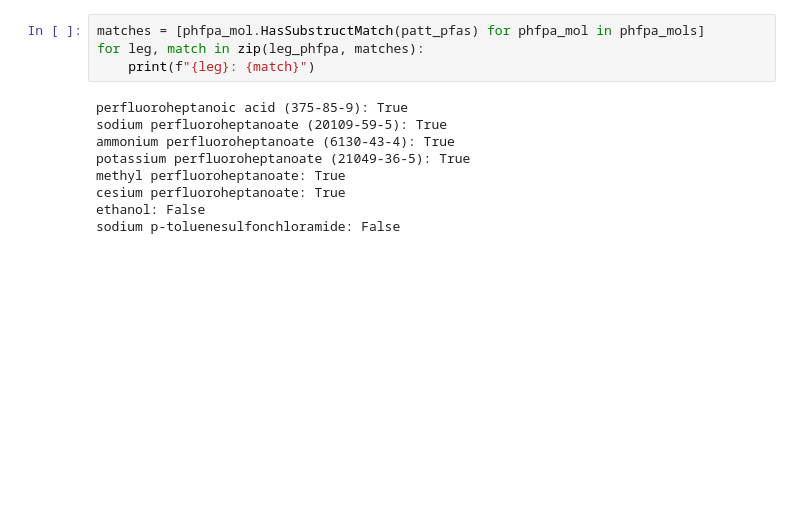
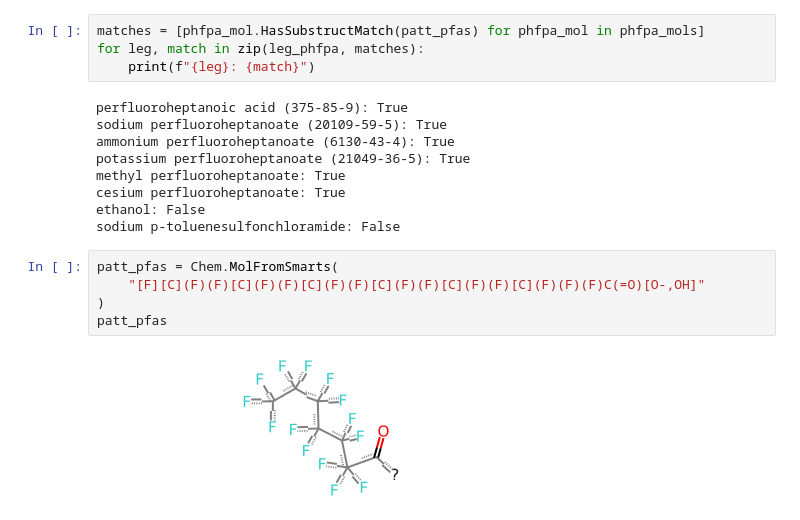
Before and after one commit to econetta/binder-rdkit-tutorial, a Jupyter notebook: tutorial.ipynb, the cells around one changed output. Saved outputs shown, nothing was run; the diff lists cells and outputs as text; blank space fills up the shorter version.

```diff
--- a/tutorial.ipynb
+++ b/tutorial.ipynb
@@ -198,3 +167,10 @@ methyl perfluoroheptanoate: True
 cesium perfluoroheptanoate: True
 ethanol: False
 sodium p-toluenesulfonchloramide: False
+# %%
+patt_pfas = Chem.MolFromSmarts(
+    "[F][C](F)(F)[C](F)(F)[C](F)(F)[C](F)(F)[C](F)(F)[C](F)(F)(F)C(=O)[O-,OH]"
+)
+patt_pfas
+# %% [output]
+[figure, added]
```
Also changed, not shown: parts of 4 cells of this notebook, 1 other file.
